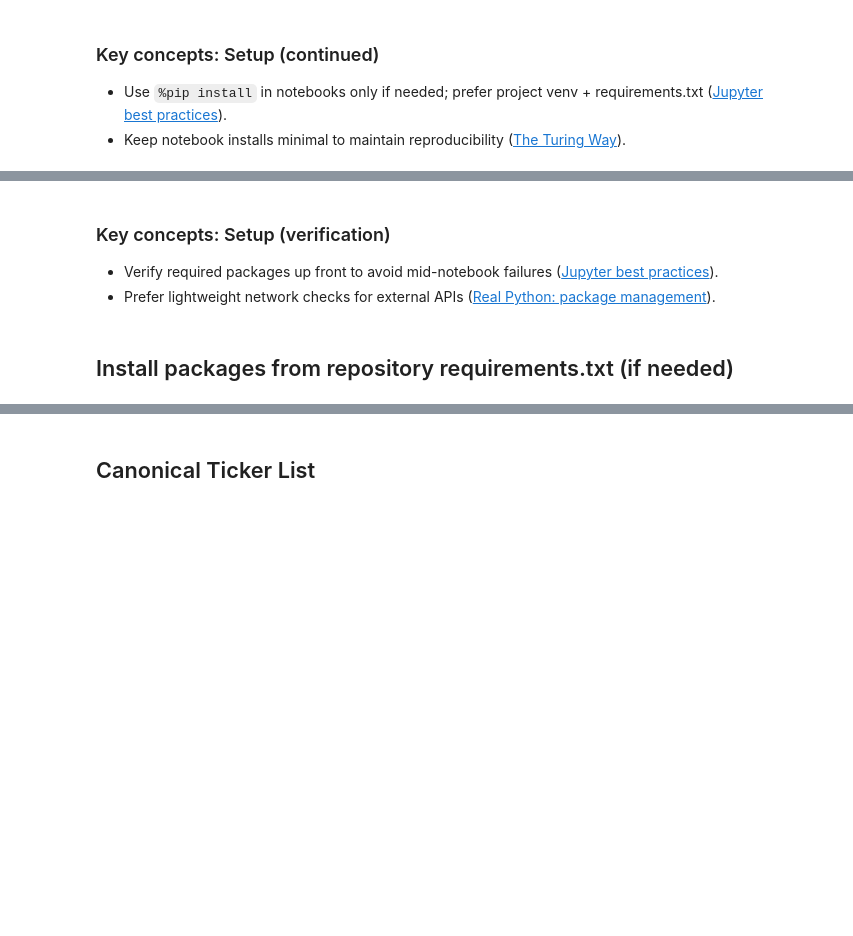
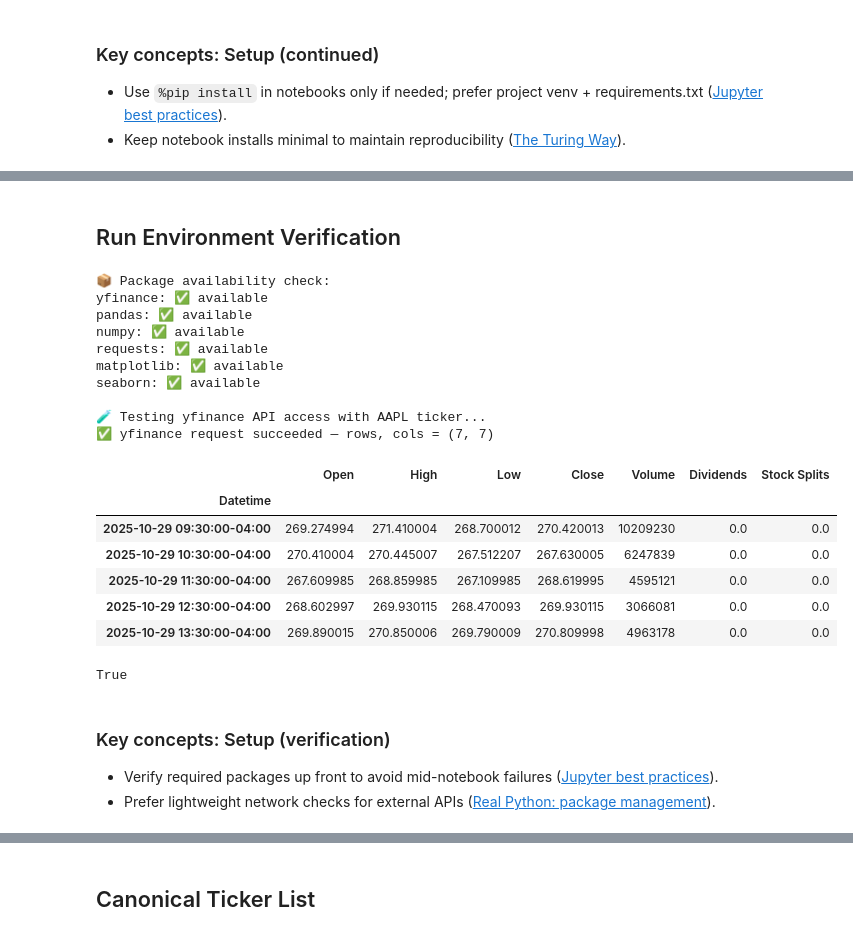
Before and after one commit to ECronin1973/computer_infrastructure, a Jupyter notebook: notebooks/problems.ipynb, the cells around one changed output, grey strips where cells are left out. Cells and saved outputs as stored; diff of their text form; code cells hidden in the pictures; blank space fills up the shorter version.

```diff
--- a/notebooks/problems.ipynb
+++ b/notebooks/problems.ipynb
@@ -164,7 +318,32 @@ else:
+# %% [markdown]
+## Run Environment Verification
+# %%
+# 🔍 Run environment verification
+verify_environment(show_preview=SHOW_PREVIEW)
+
+# 📦 Optional: install missing packages
+# install_requirements_if_missing()
+# %% [output]
+📦 Package availability check:
+yfinance: ✅ available
+pandas: ✅ available
+numpy: ✅ available
+requests: ✅ available
+matplotlib: ✅ available
+seaborn: ✅ available
+
+🧪 Testing yfinance API access with AAPL ticker...
+✅ yfinance request succeeded — rows, cols = (7, 7)
+|  | Open | High | Low | Close | Volume | Dividends | Stock Splits |
+| Datetime |  |  |  |  |  |  |  |
+| 2025-10-29 09:30:00-04:00 | 269.274994 | 271.410004 | 268.700012 | 270.420013 | 10209230 | 0.0 | 0.0 |
+| 2025-10-29 10:30:00-04:00 | 270.410004 | 270.445007 | 267.512207 | 267.630005 | 6247839 | 0.0 | 0.0 |
+| 2025-10-29 11:30:00-04:00 | 267.609985 | 268.859985 | 267.109985 | 268.619995 | 4595121 | 0.0 | 0.0 |
+| 2025-10-29 12:30:00-04:00 | 268.602997 | 269.930115 | 268.470093 | 269.930115 | 3066081 | 0.0 | 0.0 |
+| 2025-10-29 13:30:00-04:00 | 269.890015 | 270.850006 | 269.790009 | 270.809998 | 4963178 | 0.0 | 0.0 |
+True
 # %% [markdown]
 ### Key concepts: Setup (verification)
 
 - Verify required packages up front to avoid mid-notebook failures ([Jupyter best practices](https://jupyter.org/practices)).
 - Prefer lightweight network checks for external APIs ([Real Python: package management](https://realpython.com/python-package-management/)).
-# %% [markdown]
-## Install packages from repository requirements.txt (if needed)
```
Also changed, not shown: parts of 22 cells of this notebook, 1 other file.
